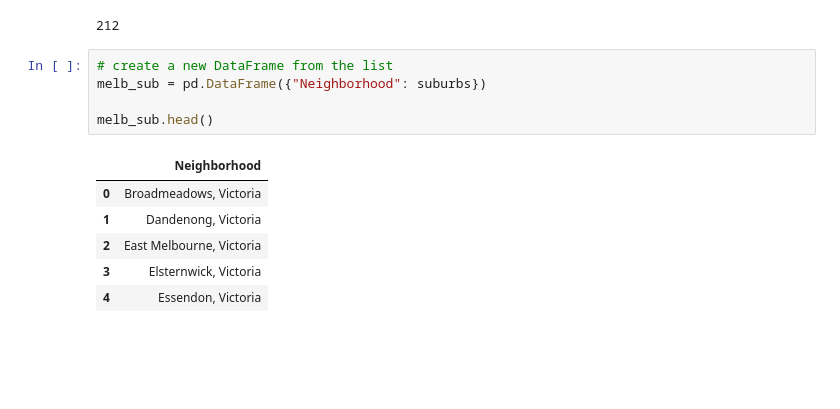
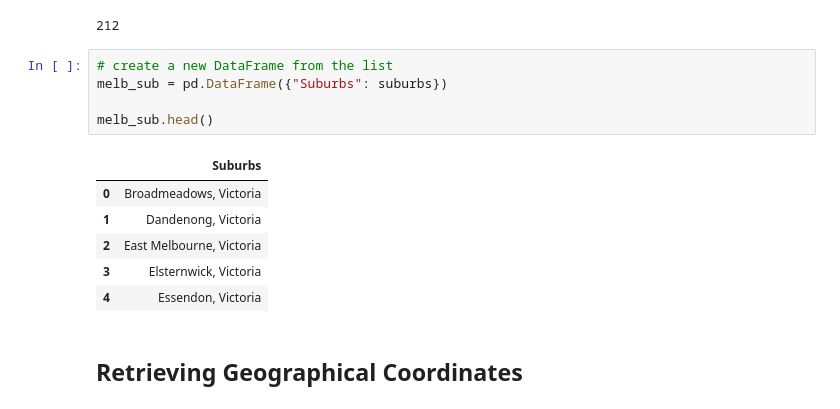
Before and after one commit to Piyal-Banik/Coursera_Capstone, a Jupyter notebook: Week 5/melbourne_suburbs_clustering.ipynb, the cells around one changed output. Cells and saved outputs as stored; diff of their text form; blank space fills up the shorter version.

```diff
--- a/Week 5/melbourne_suburbs_clustering.ipynb
+++ b/Week 5/melbourne_suburbs_clustering.ipynb
@@ -51,13 +51,15 @@ len(suburbs)
 212
 # %%
 # create a new DataFrame from the list
-melb_sub = pd.DataFrame({"Neighborhood": suburbs})
+melb_sub = pd.DataFrame({"Suburbs": suburbs})
 
 melb_sub.head()
 # %% [output]
-|  | Neighborhood |
+|  | Suburbs |
 | 0 | Broadmeadows, Victoria |
 | 1 | Dandenong, Victoria |
 | 2 | East Melbourne, Victoria |
 | 3 | Elsternwick, Victoria |
 | 4 | Essendon, Victoria |
+# %% [markdown]
+## Retrieving Geographical Coordinates
```
Also changed, not shown: parts of 11 cells of this notebook, 1 other file.
